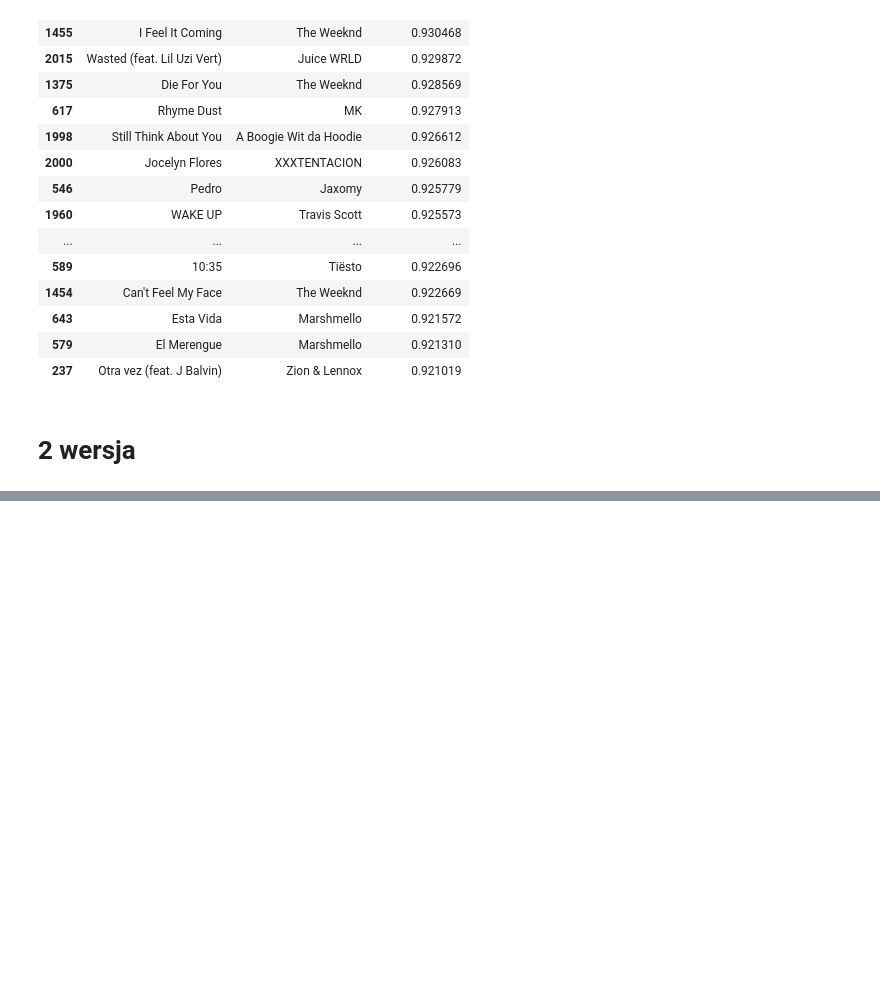
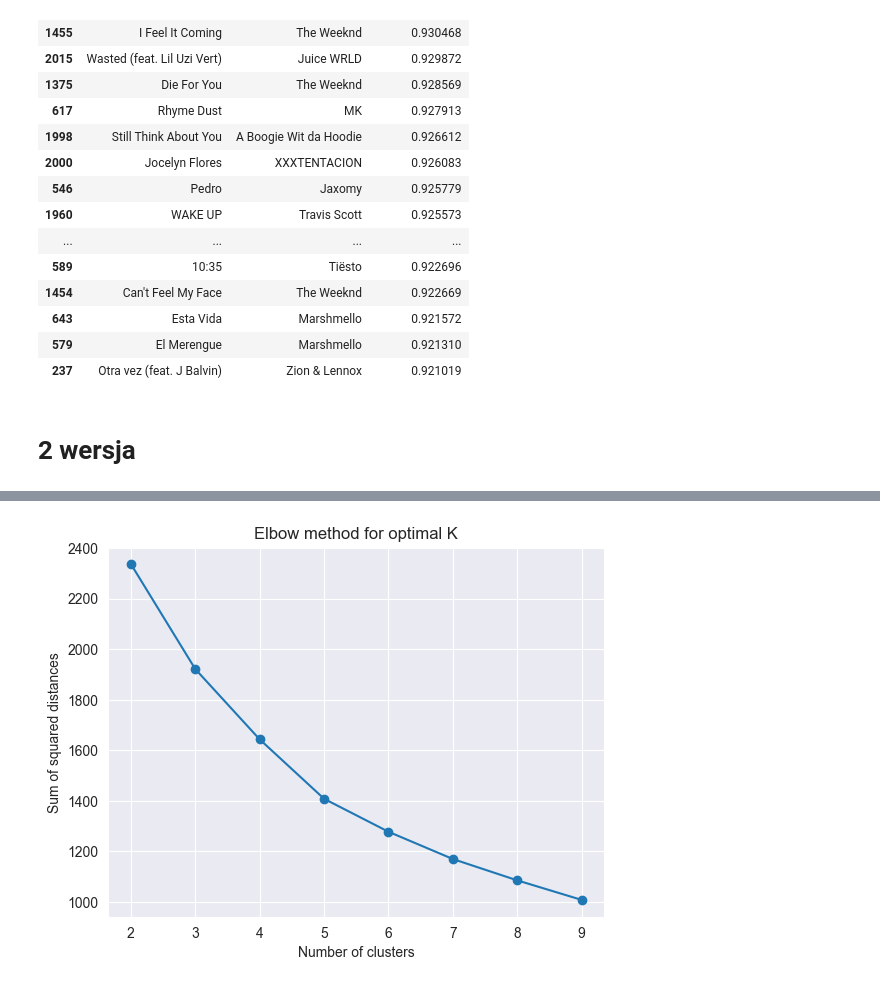
Before and after one commit to aleksandra0014/spotify_predictor_and_recommendation, a Jupyter notebook: clusterization.ipynb, the cells around one changed output, grey strips where cells are left out. Drawn from its saved outputs; the diff is of its cells as text; code cells hidden in the pictures; blank space fills up the shorter version.

```diff
--- a/clusterization.ipynb
+++ b/clusterization.ipynb
@@ -195,0 +257,8 @@ top_similarities_filtered[['track', 'artist_x', 'similarity_score']].head(20)
+# %%
+plt.plot(n_clusters, ssd, marker='.', markersize=12)
+plt.xlabel('Number of clusters')
+plt.ylabel('Sum of squared distances')
+plt.title('Elbow method for optimal K')
+plt.show()
+# %% [output]
+[figure, added]
```
Also changed, not shown: parts of 19 cells of this notebook, 2 other files.
